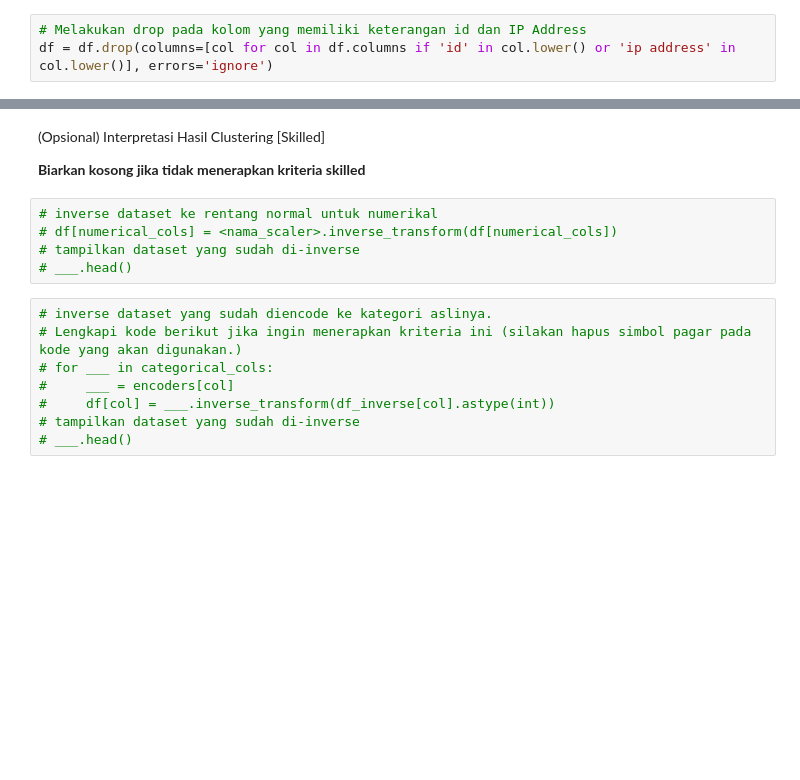
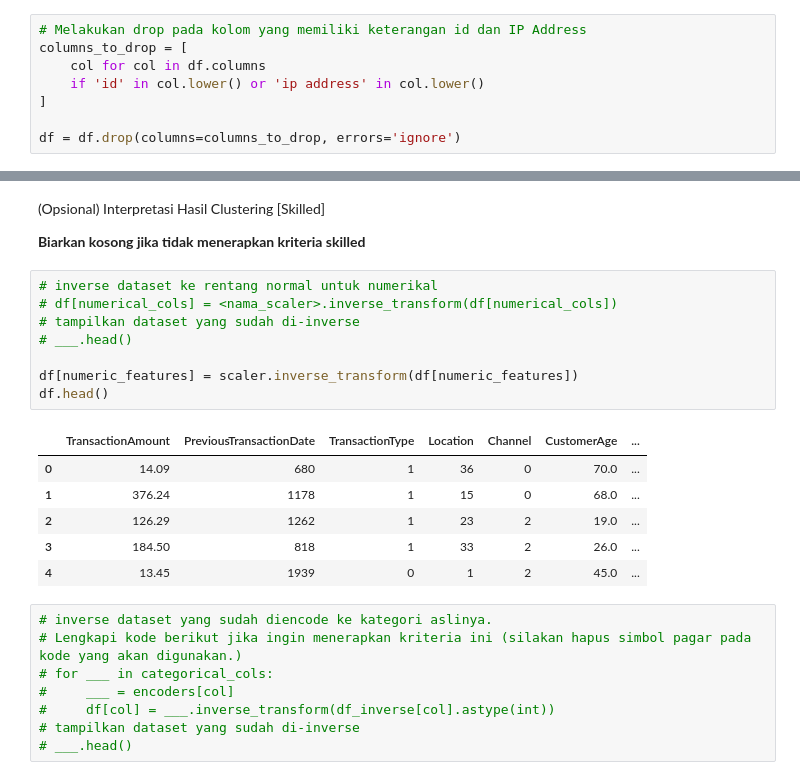
Before and after one commit to adyuta447/bank-transaction-dataset-for-fraud-detection, a Jupyter notebook: [Clustering]_Submission_Akhir_BMLP_Jan_Agra_Adyuta_Harnowo.ipynb, the cells around one changed output, grey strips where cells are left out. Saved outputs shown, nothing was run; the diff lists cells and outputs as text; blank space fills up the shorter version.

```diff
--- a/[Clustering]_Submission_Akhir_BMLP_Jan_Agra_Adyuta_Harnowo.ipynb
+++ b/[Clustering]_Submission_Akhir_BMLP_Jan_Agra_Adyuta_Harnowo.ipynb
@@ -232,7 +219,12 @@ df.head()
 | 4 | TX000005 | AC00411 | 0.006874 | 2023-10-16 17:51:24 | Credit | Atlanta | ... |
 # %%
 # Melakukan drop pada kolom yang memiliki keterangan id dan IP Address
-df = df.drop(columns=[col for col in df.columns if 'id' in col.lower() or 'ip address' in col.lower()], errors='ignore')
+columns_to_drop = [
+    col for col in df.columns
+    if 'id' in col.lower() or 'ip address' in col.lower()
+]
+
+df = df.drop(columns=columns_to_drop, errors='ignore')
 # %%
 # Melakukan feature encoding menggunakan LabelEncoder() untuk fitur kategorikal.
 # Pastikan kamu menggunakan function head setelah melalukan encoding.
@@ -475,8 +487,18 @@ df.to_csv('data_clustering.csv', index=False)
 # %%
 # inverse dataset ke rentang normal untuk numerikal
 # df[numerical_cols] = <nama_scaler>.inverse_transform(df[numerical_cols])
 # tampilkan dataset yang sudah di-inverse
 # ___.head()
+
+df[numeric_features] = scaler.inverse_transform(df[numeric_features])
+df.head()
+# %% [output]
+|  | TransactionAmount | PreviousTransactionDate | TransactionType | Location | Channel | CustomerAge | ... |
+| 0 | 14.09 | 680 | 1 | 36 | 0 | 70.0 | ... |
+| 1 | 376.24 | 1178 | 1 | 15 | 0 | 68.0 | ... |
+| 2 | 126.29 | 1262 | 1 | 23 | 2 | 19.0 | ... |
+| 3 | 184.50 | 818 | 1 | 33 | 2 | 26.0 | ... |
+| 4 | 13.45 | 1939 | 0 | 1 | 2 | 45.0 | ... |
 # %%
 # inverse dataset yang sudah diencode ke kategori aslinya.
 # Lengkapi kode berikut jika ingin menerapkan kriteria ini (silakan hapus simbol pagar pada kode yang akan digunakan.)
```
Also changed, not shown: parts of 10 cells of this notebook, 7 other files.
